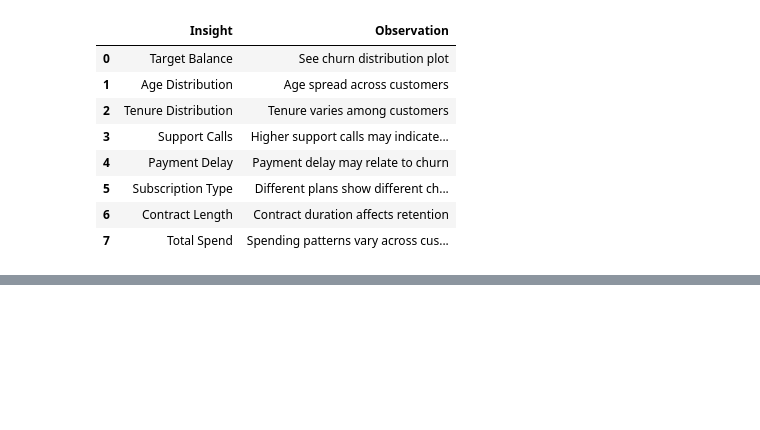
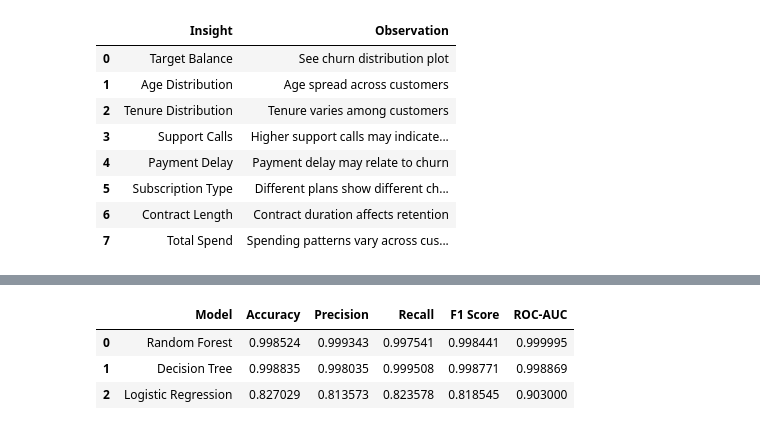
Before and after one commit to Antriksh1Tyagi/customer_churn_prediction, a Jupyter notebook: notebooks/train_model.ipynb, the cells around one changed output, grey strips where cells are left out. Saved outputs shown, nothing was run; the diff lists cells and outputs as text; code cells hidden in the pictures; blank space fills up the shorter version.

```diff
--- a/notebooks/train_model.ipynb
+++ b/notebooks/train_model.ipynb
@@ -510,0 +618,15 @@ eda_summary
+# %%
+# comparison table
+results_df = pd.DataFrame(results)
+
+results_df = results_df.sort_values(
+    by="ROC-AUC",
+    ascending=False
+).reset_index(drop=True)
+
+results_df
+# %% [output]
+|  | Model | Accuracy | Precision | Recall | F1 Score | ROC-AUC |
+| 0 | Random Forest | 0.998524 | 0.999343 | 0.997541 | 0.998441 | 0.999995 |
+| 1 | Decision Tree | 0.998835 | 0.998035 | 0.999508 | 0.998771 | 0.998869 |
+| 2 | Logistic Regression | 0.827029 | 0.813573 | 0.823578 | 0.818545 | 0.903000 |
```
Also changed, not shown: parts of 14 cells of this notebook, 3 other files.
